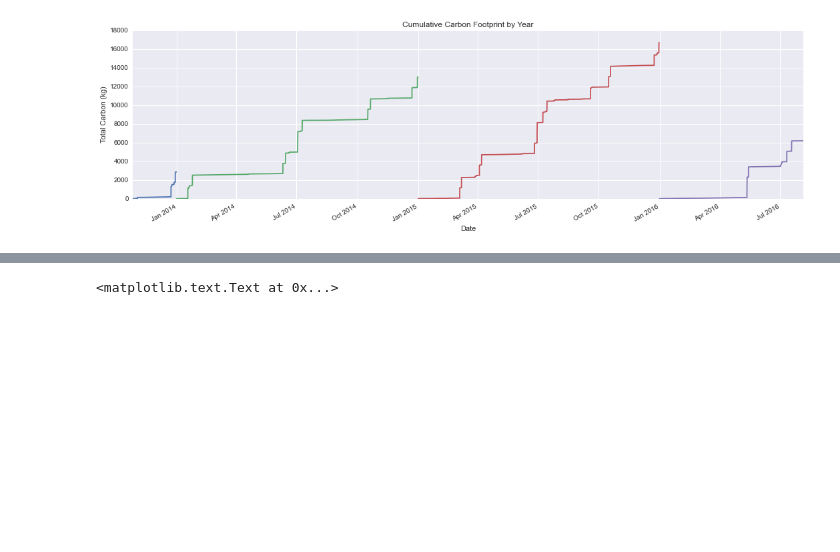
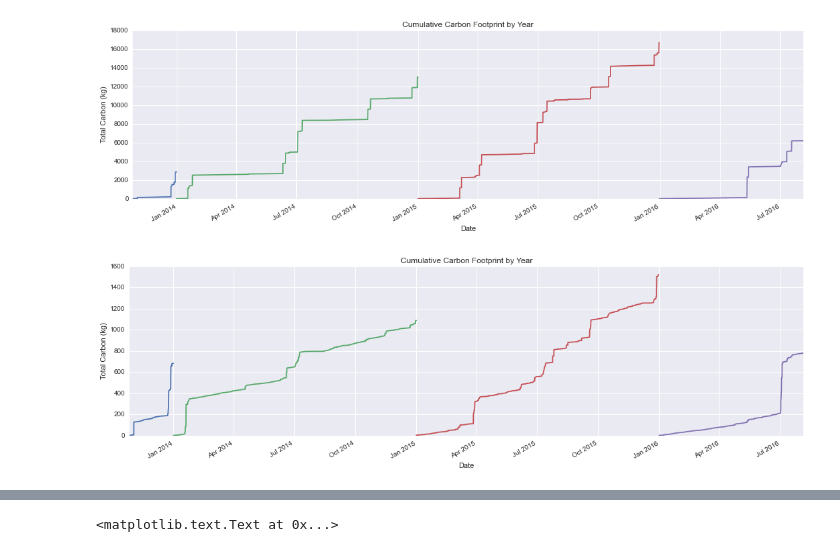
Before and after one commit to pdarche/carbon, a Jupyter notebook: notebooks/Carbon Footprint - EDA.ipynb, the cells around one changed output, grey strips where cells are left out. Cells and saved outputs as stored; diff of their text form; code cells hidden in the pictures; blank space fills up the shorter version.

```diff
--- a/notebooks/Carbon Footprint - EDA.ipynb
+++ b/notebooks/Carbon Footprint - EDA.ipynb
@@ -60,8 +63,19 @@ plt.ylabel('Total Carbon (kg)')
 pylab.savefig('../images/cumulative_footprint_by_year.png')
 # %% [output]
 [figure]
+# %%
+grouped_wo_flights = tdf[tdf.type != 'airplane'].groupby(lambda d: d.year)
 # %%
 grouped_type = tdf.groupby('type')
+# %%
+for name, group in grouped_wo_flights:
+    group.carbon.cumsum().plot(figsize=(18,5))
+plt.title('Cumulative Carbon Footprint by Year')
+plt.xlabel('Date')
+plt.ylabel('Total Carbon (kg)')
+pylab.savefig('../images/cumulative_footprint_by_year_wo_flights.png')
+# %% [output]
+[figure, added]
 # %%
 # Carbon distribution by transportation type
 grouped_type.carbon.agg('sum').sort_values(ascending=False).plot(kind='bar')
```
Also changed, not shown: parts of 7 cells of this notebook, 4 other files.
